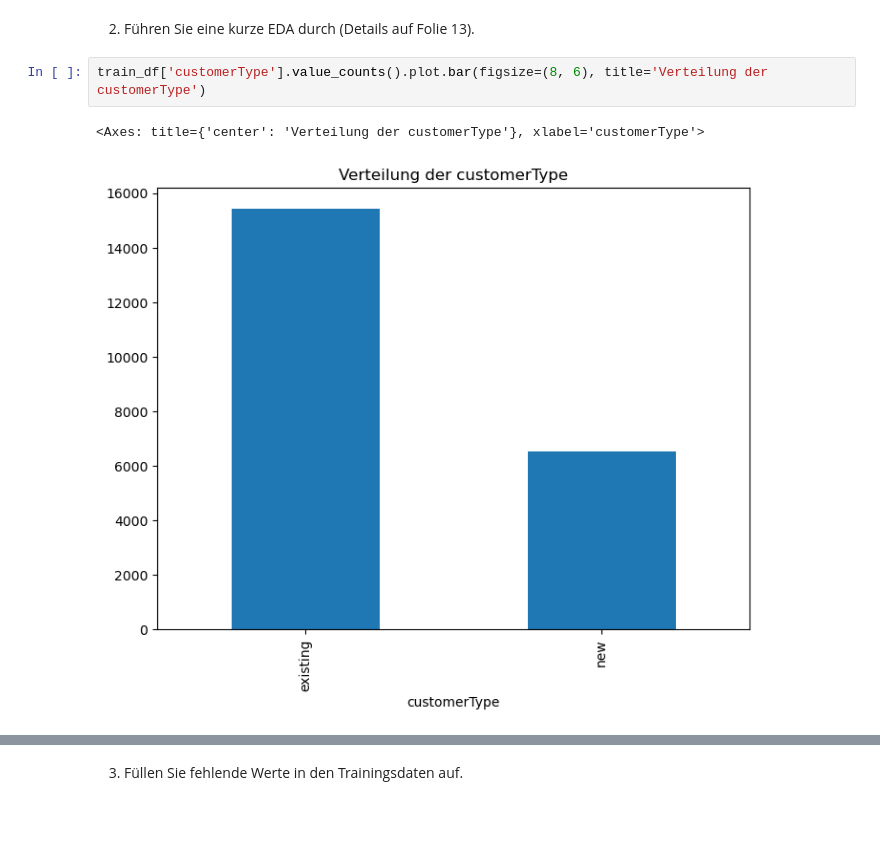
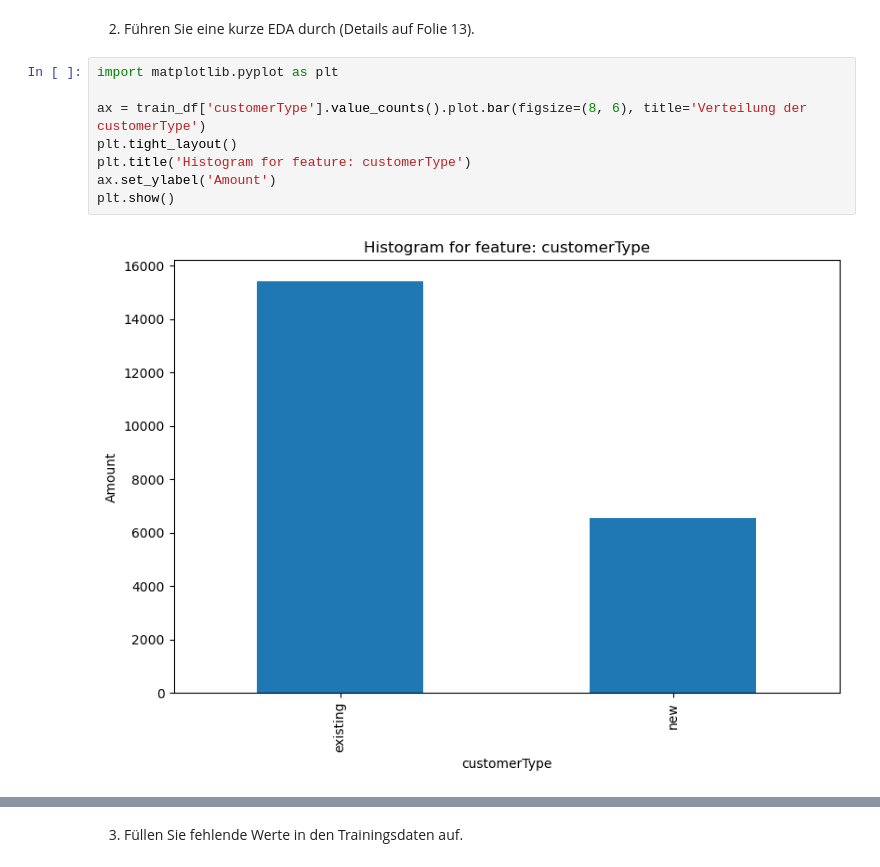
Before and after one commit to ClaraSto/ml-projekt-ss25, a Jupyter notebook: projekt.ipynb, the cells around one changed output, grey strips where cells are left out. Drawn from its saved outputs; the diff is of its cells as text; blank space fills up the shorter version.

```diff
--- a/projekt.ipynb
+++ b/projekt.ipynb
@@ -15,8 +15,13 @@ train_df.head()
 # %% [markdown]
 2. Führen Sie eine kurze EDA durch (Details auf Folie 13).
 # %%
-train_df['customerType'].value_counts().plot.bar(figsize=(8, 6), title='Verteilung der customerType')
+import matplotlib.pyplot as plt
+
+ax = train_df['customerType'].value_counts().plot.bar(figsize=(8, 6), title='Verteilung der customerType')
+plt.tight_layout()
+plt.title('Histogram for feature: customerType')
+ax.set_ylabel('Amount')
+plt.show()
 # %% [output]
-<Axes: title={'center': 'Verteilung der customerType'}, xlabel='customerType'>
-[figure, old version]
+[figure, new version]
 # %%
```
Also changed, not shown: parts of 5 cells of this notebook.
